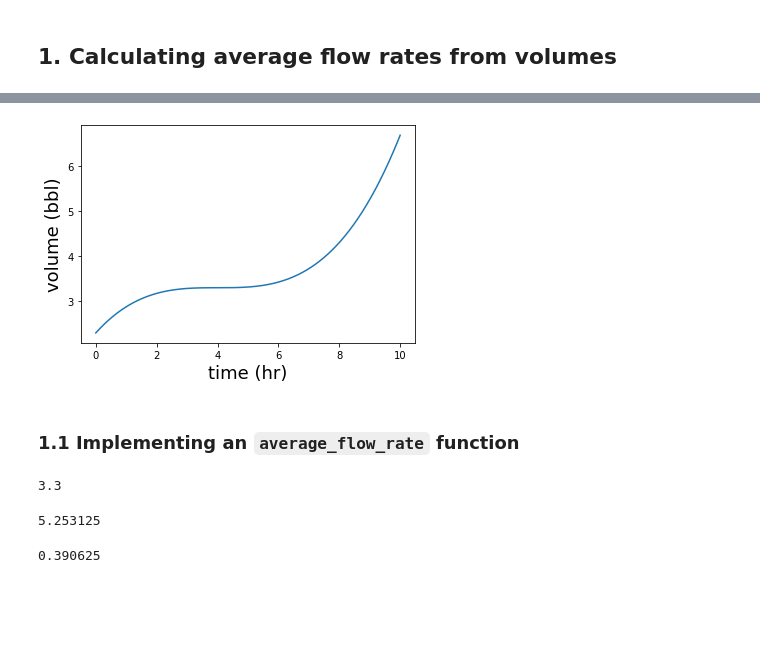
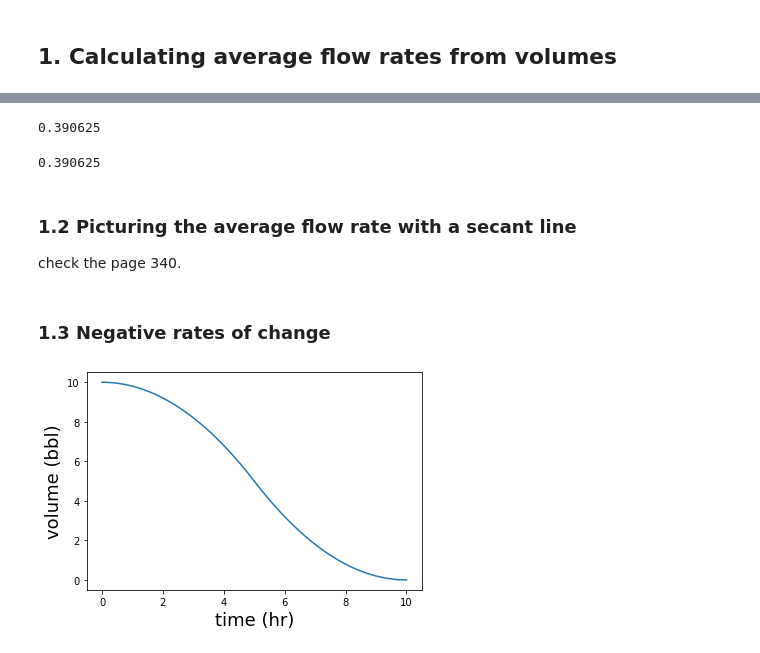
Before and after one commit to DoranLyong/Math-Programming-for-Coders, a Jupyter notebook: Math-for-Programmers/Part2_Calculus_and_Physical-simulation/01_Understanding rates of change/Rates-Of-Change.ipynb, the cells around one changed output, grey strips where cells are left out. Cells and saved outputs as stored; diff of their text form; code cells hidden in the pictures; blank space fills up the shorter version.

Commit message:
average_flow_change

````diff
--- a/Math-for-Programmers/Part2_Calculus_and_Physical-simulation/01_Understanding rates of change/Rates-Of-Change.ipynb
+++ b/Math-for-Programmers/Part2_Calculus_and_Physical-simulation/01_Understanding rates of change/Rates-Of-Change.ipynb
@@ -43,11 +53,11 @@ def plot_function(f,tmin,tmax,tlabel=None,xlabel=None,axes=False, **kwargs):
 # %%
 """  to plot volume or flow rate vs. time with correct labels.
 """
-def plot_volume(f,tmin,tmax,axes=False,**kwargs):
-    plot_function(f,tmin,tmax,tlabel="time (hr)", xlabel="volume (bbl)", axes=axes, **kwargs)
+def plot_volume(func,tmin,tmax,axes=False,**kwargs):
+    plot_function(func, tmin, tmax, tlabel="time (hr)", xlabel="volume (bbl)", axes=axes, **kwargs)
 
-def plot_flow_rate(f,tmin,tmax,axes=False,**kwargs):
-    plot_function(f,tmin,tmax,tlabel="time (hr)", xlabel="flow rate (bbl/hr)", axes=axes, **kwargs)
+def plot_flow_rate(func,tmin,tmax,axes=False,**kwargs):
+    plot_function(func,tmin,tmax,tlabel="time (hr)", xlabel="flow rate (bbl/hr)", axes=axes, **kwargs)
 # %% [markdown]
 ## 1. Calculating average flow rates from volumes
 # %%
@@ -62,6 +109,26 @@ def flow_rate(t):
+# %%
+average_flow_rate(volume, 4, 9)     # 4-hr -> 9-hr 로 시간의 변화에 따른 볼륨의 평균 변화율
+                                    # the average flow rate into the tank between
+                                    # the 4-hr mark and the 9-hr mark
+# %% [output]
+0.390625
+# %%
+(5.253125 - 3.3) / ( 9 - 4)   # 계산 확인
+# %% [output]
+0.390625
+# %% [markdown]
+### 1.2 Picturing the average flow rate with a secant line
+check the page 340.
+# %% [markdown]
+### 1.3 Negative rates of change
+# %%
+
+def decreasing_volume(t):
+    if t < 5:
+        return 10 - (t**2)/5
+    else:
+        return 0.2*(10-t)**2
 # %%
-plot_volume(volume,0,10)
+plot_volume(decreasing_volume, 0, 10)   # plot_volume(decreasing_volume,0,10)
 # %% [output]
-[figure, old version]
+[figure, new version]
-# %% [markdown]
-### 1.1 Implementing an ```average_flow_rate``` function
@@ -71,12 +134,0 @@ def average_flow_rate(v,t1,t2):
-# %%
-volume(4)
-# %% [output]
-3.3
-# %%
-volume(9)
-# %% [output]
-5.253125
-# %%
-average_flow_rate(volume,4,9)
-# %% [output]
-0.390625
````
Also changed, not shown: parts of 14 cells of this notebook.
